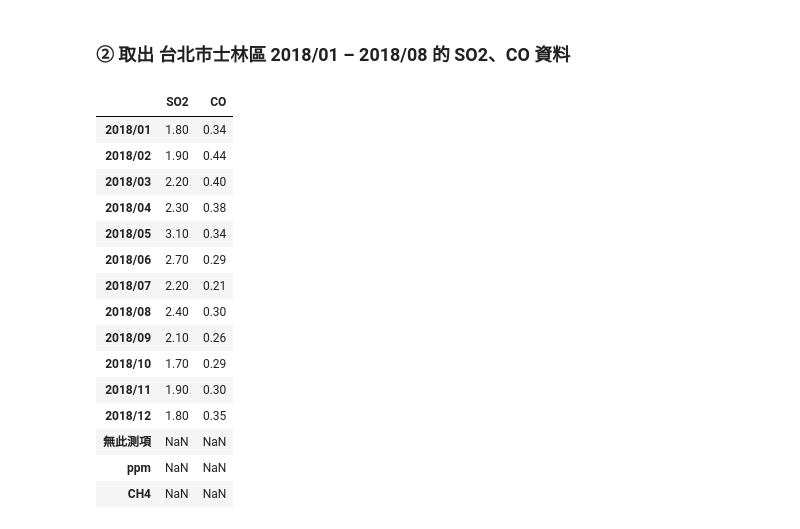
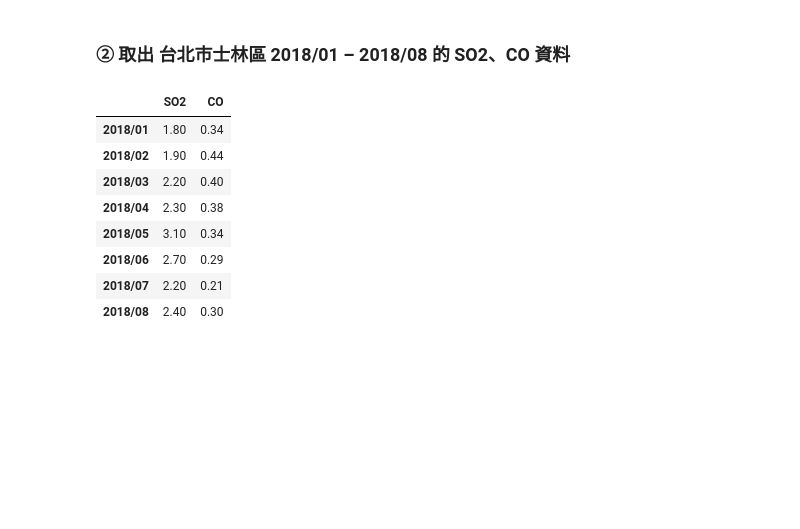
Before and after one commit to karenwang38/PythonHW, a Jupyter notebook: Day022_HW.ipynb, the cells around one changed output. Cells and saved outputs as stored; diff of their text form; code cells hidden in the pictures; blank space fills up the shorter version.

```diff
--- a/Day022_HW.ipynb
+++ b/Day022_HW.ipynb
@@ -154,7 +154,8 @@ a
 | ppm | NaN | NaN | NaN | NaN | NaN | NaN | NaN | 無此測項 |
 | CH4 | NaN | NaN | NaN | NaN | NaN | NaN | NaN | ppm |
 # %%
-pd.DataFrame(a.SO2)
+so2 = pd.DataFrame(a.SO2[0:8])
+so2
 # %% [output]
 |  | SO2 |
 | 2018/01 | 1.80 |
@@ -175,23 +169,15 @@ pd.DataFrame(a.SO2)
 # %% [markdown]
 ### ② 取出 台北市士林區 2018/01 – 2018/08 的 SO2、CO 資料
 # %%
-so2 = pd.DataFrame(a.SO2)
-co = pd.DataFrame(a.CO)
+co = pd.DataFrame(a.CO[0:8])
 pd.concat([so2, co], axis=1)
 # %% [output]
 |  | SO2 | CO |
 | 2018/01 | 1.80 | 0.34 |
 | 2018/02 | 1.90 | 0.44 |
 | 2018/03 | 2.20 | 0.40 |
 | 2018/04 | 2.30 | 0.38 |
 | 2018/05 | 3.10 | 0.34 |
 | 2018/06 | 2.70 | 0.29 |
 | 2018/07 | 2.20 | 0.21 |
 | 2018/08 | 2.40 | 0.30 |
-| 2018/09 | 2.10 | 0.26 |
-| 2018/10 | 1.70 | 0.29 |
-| 2018/11 | 1.90 | 0.30 |
-| 2018/12 | 1.80 | 0.35 |
-| 無此測項 | NaN | NaN |
-| ppm | NaN | NaN |
-| CH4 | NaN | NaN |
```
Also changed, not shown: parts of 1 cell of this notebook.
